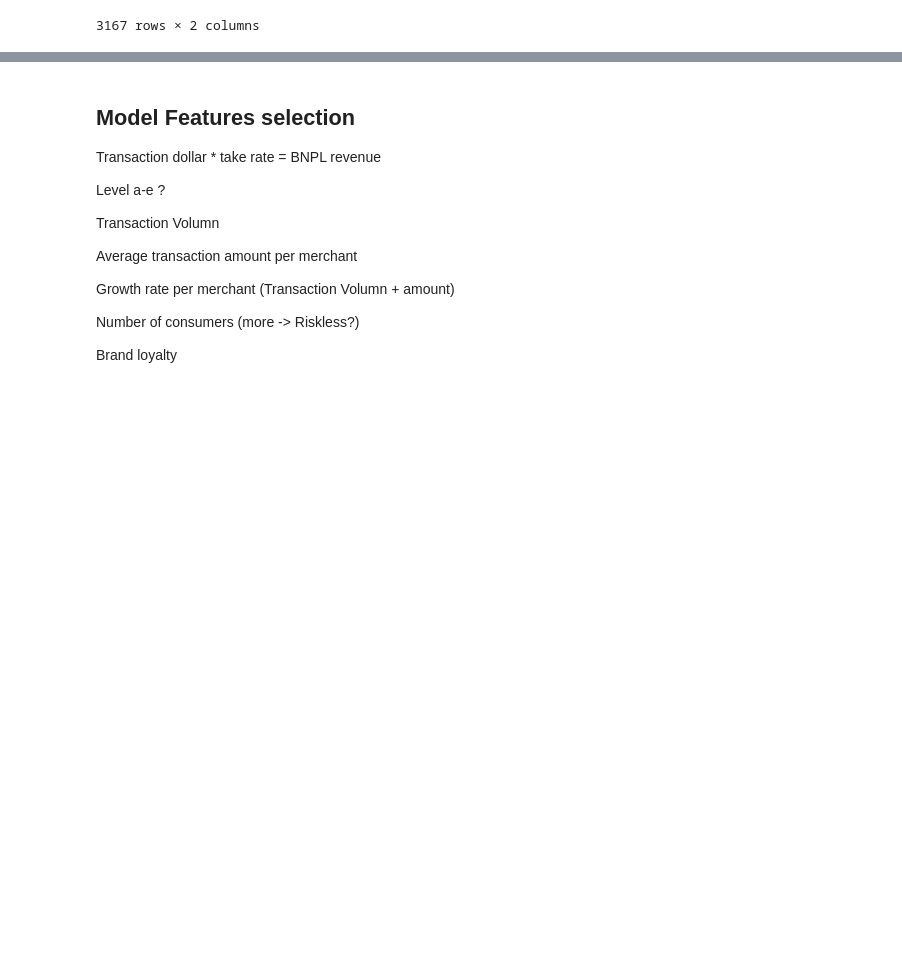
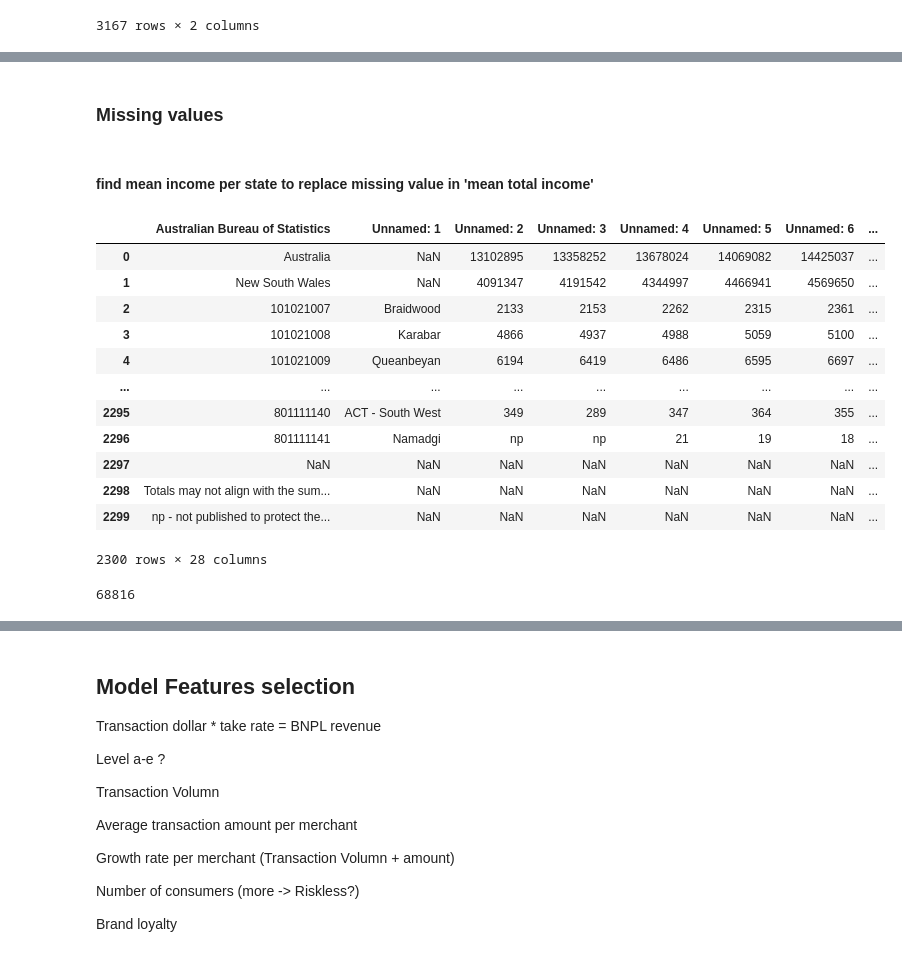
Before and after one commit to MAST30034-Applied-Data-Science/generic-buy-now-pay-later-project-group-14, a Jupyter notebook: notebooks/consumer_dataset_merging.ipynb, the cells around one changed output, grey strips where cells are left out. Saved outputs shown, nothing was run; the diff lists cells and outputs as text; code cells hidden in the pictures; blank space fills up the shorter version.

```diff
--- a/notebooks/consumer_dataset_merging.ipynb
+++ b/notebooks/consumer_dataset_merging.ipynb
@@ -122,2 +107,23 @@ df
 # %%
 df.to_csv('../data/curated/consumer_income.csv')
+# %% [markdown]
+### Missing values
+# %% [markdown]
+#### find mean income per state to replace missing value in 'mean total income'
+# %%
+state_income = income_df.drop(income_df.index[0:6], inplace=False).reset_index(drop=True)
+state_income
+# %% [output]
+|  | Australian Bureau of Statistics | Unnamed: 1 | Unnamed: 2 | Unnamed: 3 | Unnamed: 4 | Unnamed: 5 | Unnamed: 6 | ... |
+| 0 | Australia | NaN | 13102895 | 13358252 | 13678024 | 14069082 | 14425037 | ... |
+| 1 | New South Wales | NaN | 4091347 | 4191542 | 4344997 | 4466941 | 4569650 | ... |
+| 2 | 101021007 | Braidwood | 2133 | 2153 | 2262 | 2315 | 2361 | ... |
+| 3 | 101021008 | Karabar | 4866 | 4937 | 4988 | 5059 | 5100 | ... |
+| 4 | 101021009 | Queanbeyan | 6194 | 6419 | 6486 | 6595 | 6697 | ... |
+| ... | ... | ... | ... | ... | ... | ... | ... | ... |
+| 2295 | 801111140 | ACT - South West | 349 | 289 | 347 | 364 | 355 | ... |
+| 2296 | 801111141 | Namadgi | np | np | 21 | 19 | 18 | ... |
+| 2297 | NaN | NaN | NaN | NaN | NaN | NaN | NaN | ... |
+| 2298 | Totals may not align with the sum... | NaN | NaN | NaN | NaN | NaN | NaN | ... |
+| 2299 | np - not published to protect the... | NaN | NaN | NaN | NaN | NaN | NaN | ... |
+2300 rows × 28 columns
@@ -123,0 +141,4 @@ df.to_csv('../data/curated/consumer_income.csv')
+# %%
+state_income['NSW']
+# %% [output]
+68816
```
Also changed, not shown: parts of 22 cells of this notebook, 1 other file.
